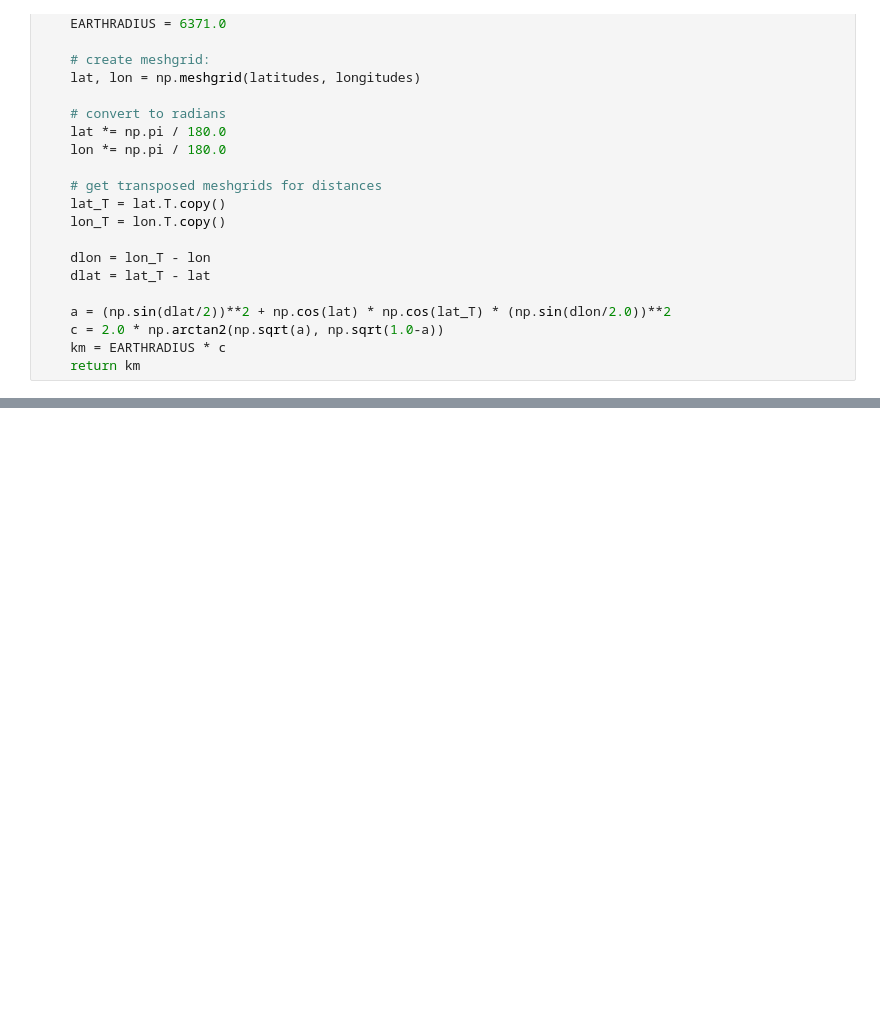
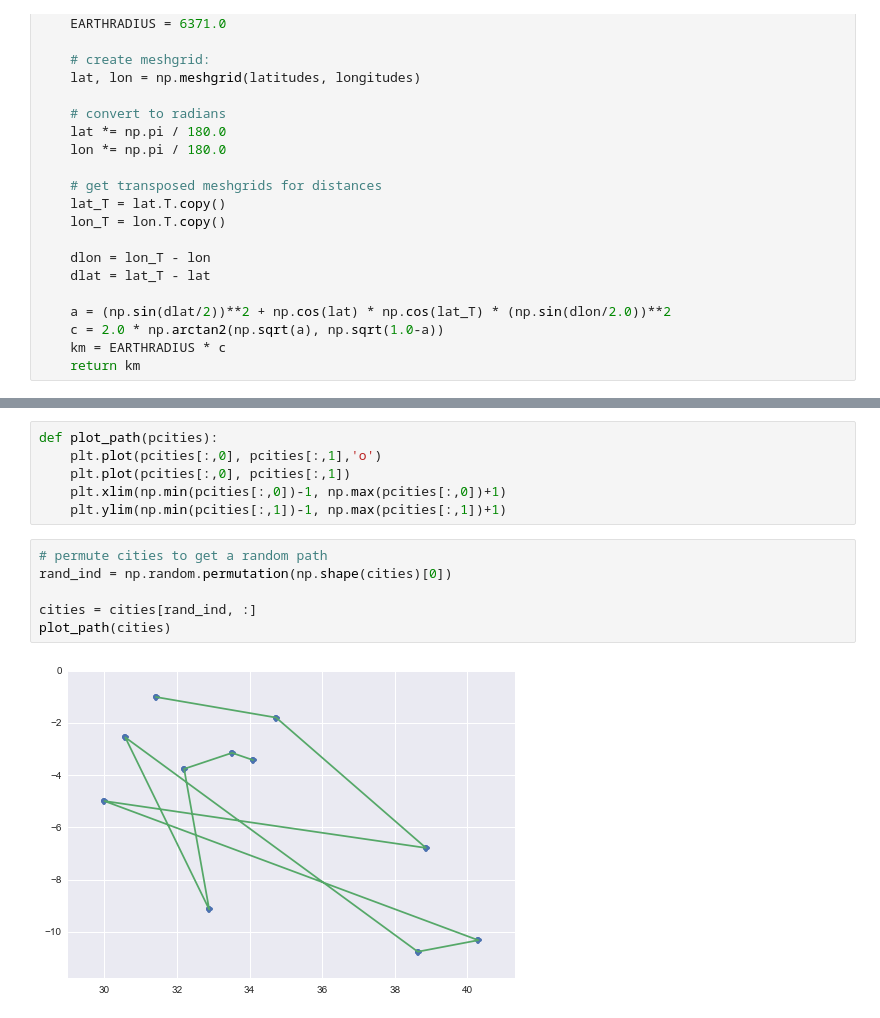
Before and after one commit to ghaslam/AM207, a Jupyter notebook: Optimising_maintenance_route.ipynb, the cells around one changed output, grey strips where cells are left out. Saved outputs shown, nothing was run; the diff lists cells and outputs as text; blank space fills up the shorter version.

```diff
--- a/Optimising_maintenance_route.ipynb
+++ b/Optimising_maintenance_route.ipynb
@@ -47,0 +209,14 @@ def getDistanceByHaversine(latitudes, longitudes):
+# %%
+def plot_path(pcities):
+    plt.plot(pcities[:,0], pcities[:,1],'o')
+    plt.plot(pcities[:,0], pcities[:,1])
+    plt.xlim(np.min(pcities[:,0])-1, np.max(pcities[:,0])+1)
+    plt.ylim(np.min(pcities[:,1])-1, np.max(pcities[:,1])+1)
+# %%
+# permute cities to get a random path
+rand_ind = np.random.permutation(np.shape(cities)[0])
+
+cities = cities[rand_ind, :]
+plot_path(cities)
+# %% [output]
+[figure, added]
```
Also changed, not shown: parts of 11 cells of this notebook.
